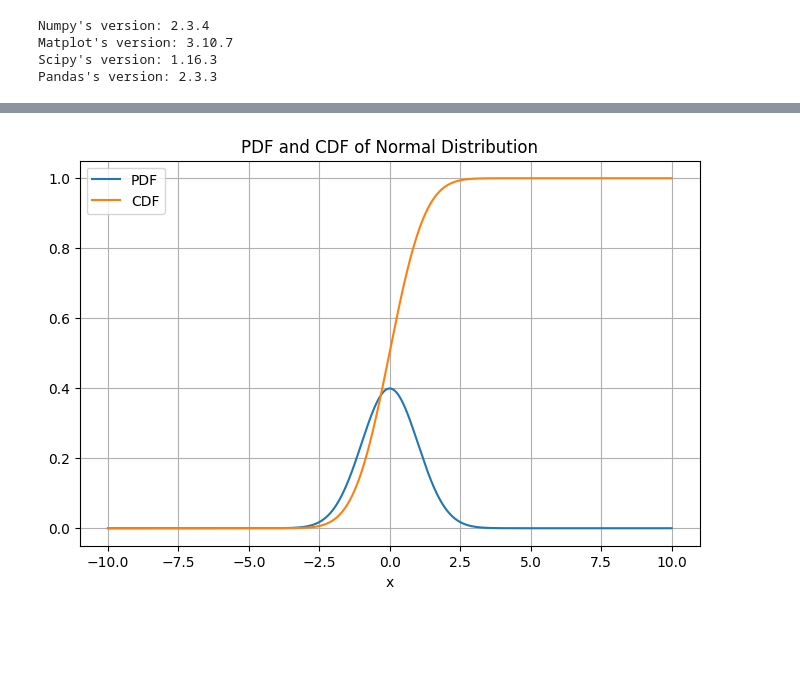
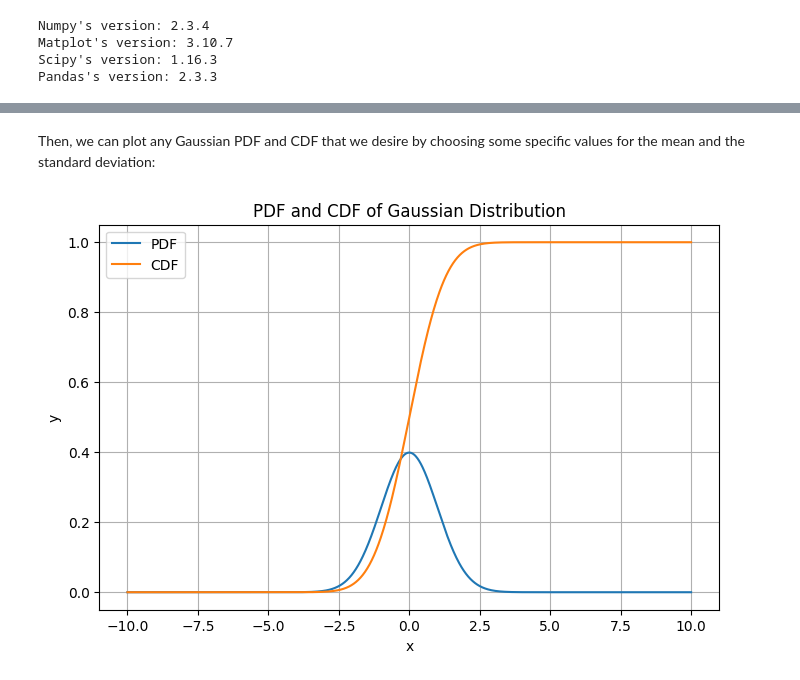
Before and after one commit to g1nj0L/AAQL_2025, a Jupyter notebook: problemes/problem_0.ipynb, the cells around one changed output, grey strips where cells are left out. Drawn from its saved outputs; the diff is of its cells as text; code cells hidden in the pictures; blank space fills up the shorter version.

```diff
--- a/problemes/problem_0.ipynb
+++ b/problemes/problem_0.ipynb
@@ -50,20 +61,24 @@ Now that we have our environment ready to go, let's start by generating a Gaussi
 
 # Default values: mean = 0, std = 1.
 
-def plot_normal_pdf_cdf(mu=0, sigma=1):
-    x = np.linspace(-10, 10, 1000) # We generate a vector from -10 to 10 with 1000 points
-    x_pdf = (1 / np.sqrt(2 * np.pi * sigma ** 2)) * np.exp(- (x - mu) ** 2 / (2 * sigma ** 2))
-    x_cdf = np.cumsum(x_pdf) / (len(x) / (np.max(x) - np.min(x))) # normalization
-    fig = plt.figure(figsize=(8,5))
-    ax = fig.add_subplot(1,1,1)
-    ax.plot(x, x_pdf, label='PDF')
-    ax.plot(x, x_cdf, label='CDF')
-    ax.grid()
-    ax.legend()
-    ax.set_xlabel('x')
-    ax.set_title('PDF and CDF of Normal Distribution')
+def plot_gaussian_pdf_cdf(mu=0, sigma=1):
+    x = np.linspace(-10, 10, 1000) # Generate a vector from -10 to 10 with 1000 points and save it in the "x" variable
+    x_pdf = (1 / np.sqrt(2 * np.pi * sigma ** 2)) * np.exp(- (x - mu) ** 2 / (2 * sigma ** 2)) # We define our Probability Density Function (PDF) and we compute its value in each of our x points. Check https://en.wikipedia.org/wiki/Normal_distribution or any statistics book for the equations being used
+    x_cdf = sp.stats.norm.cdf(x, loc=mu, scale=sigma) # Instead of defining our Cumulative Density Function (CDF), check https://en.wikipedia.org/wiki/Normal_distribution or any statistics book, we take the function 'norm' (for a normal continuous random variable, the one we are interested in) inside SciPy statistical's library ('stats') and compute it's CDF in every point stored inside 'x' by using the function 'cdf'. Notice how the parameter 'loc' == mean and 'scale' == std. We did it this way for the sake of learning different methods to achive what we want
+    fig = plt.figure(figsize=(8,5)) # Generate an empty plot with the dimensions specified: (width, height) in inches
+    ax = fig.add_subplot(1,1,1) # We generate the axes for our plot (nrows, ncols, index)
+    ax.plot(x, x_pdf, label='PDF') # Plot the PDF and assign it a label
+    ax.plot(x, x_cdf, label='CDF') # Plot the CDF and assign it a label
+    ax.grid() # Plot a grid
+    ax.legend() # Plot a legend
+    ax.set_xlabel('x') # Add the x axis label
+    ax.set_ylabel('y') # Add the y axis label
+    ax.set_title('PDF and CDF of Gaussian Distribution') # Set a title for the whole plot
+# %% [markdown]
+Then, we can plot any Gaussian PDF and CDF that we desire by choosing some specific values for the mean and the standard deviation:
 # %%
+# mean = 0, std = 1
 
-plot_normal_pdf_cdf(mu=0, sigma=1)
+plot_gaussian_pdf_cdf(mu=0, sigma=1)
 # %% [output]
-[figure, old version]
+[figure, new version]
```
Also changed, not shown: parts of 22 cells of this notebook.
